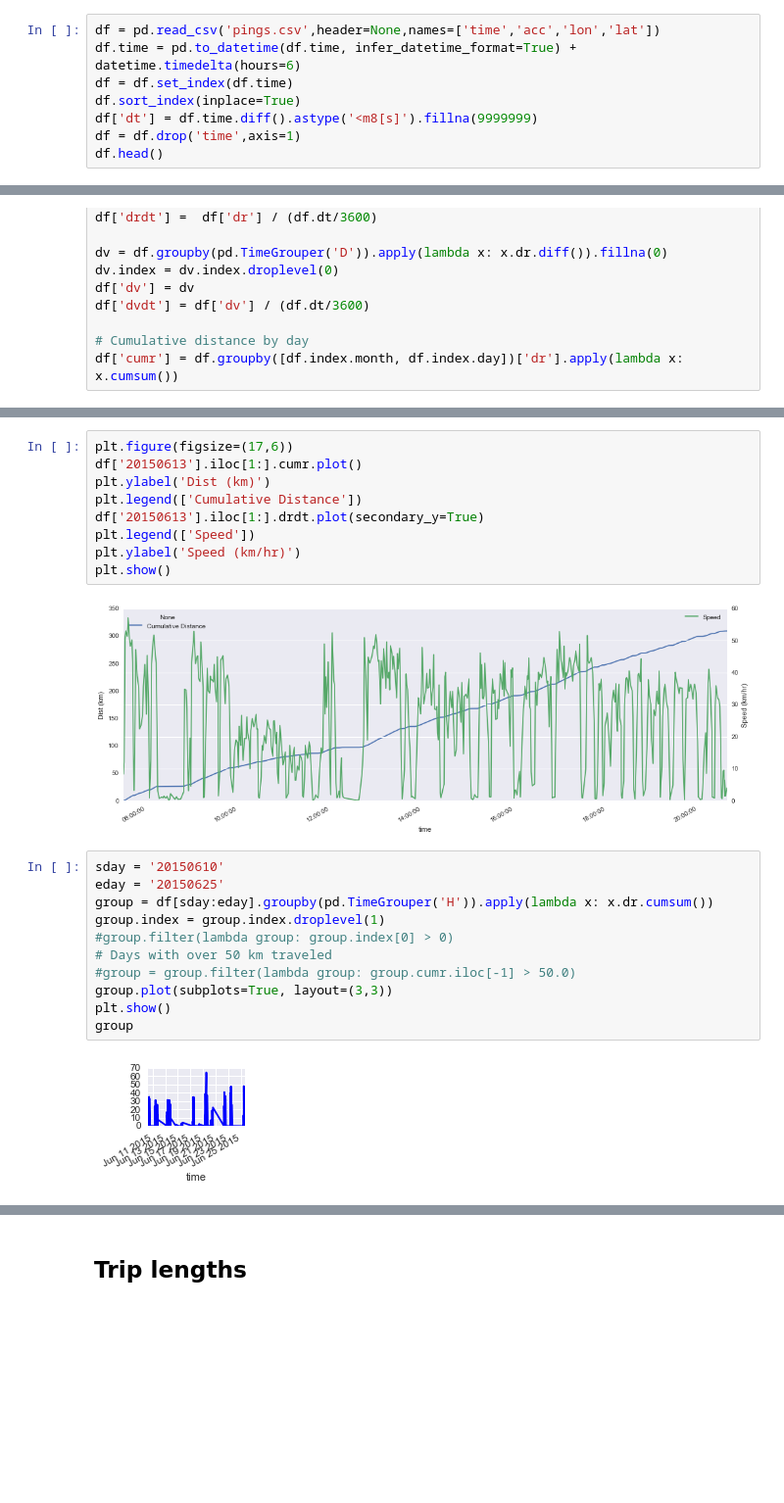
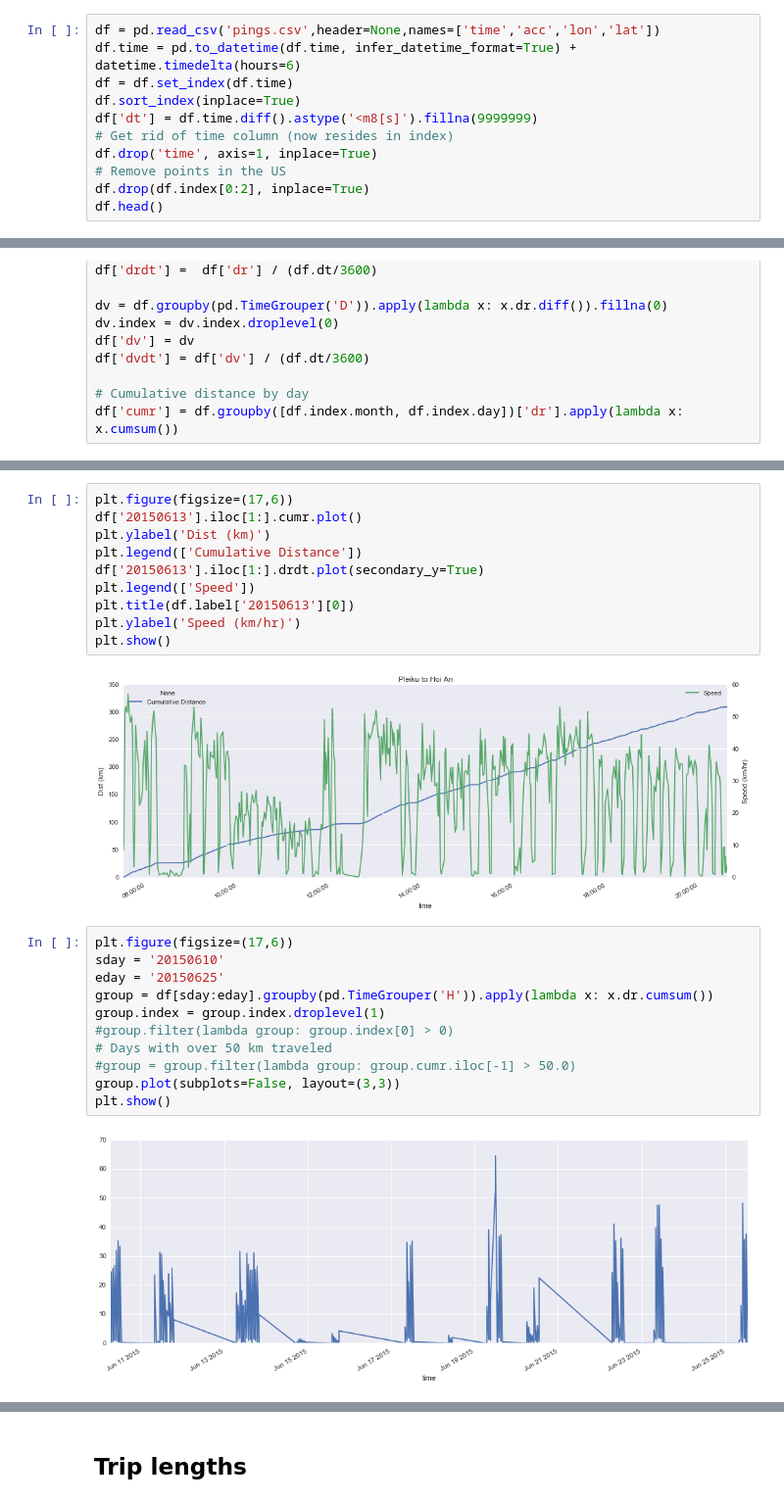
Before and after one commit to dankolbman/notebooks, a Jupyter notebook: asia/Asia.ipynb, the cells around one changed output, grey strips where cells are left out. Shown at 98% size. Saved outputs shown, nothing was run; the diff lists cells and outputs as text; blank space fills up the shorter version.

Commit message:
Label trips

```diff
--- a/asia/Asia.ipynb
+++ b/asia/Asia.ipynb
@@ -18,7 +18,10 @@ df.time = pd.to_datetime(df.time, infer_datetime_format=True) + datetime.timedel
 df = df.set_index(df.time)
 df.sort_index(inplace=True)
 df['dt'] = df.time.diff().astype('<m8[s]').fillna(9999999)
-df = df.drop('time',axis=1)
+# Get rid of time column (now resides in index)
+df.drop('time', axis=1, inplace=True)
+# Remove points in the US
+df.drop(df.index[0:2], inplace=True)
 df.head()
 # %% [output]
 |  | acc | lon | lat | dt |
@@ -101,20 +105,21 @@ plt.ylabel('Dist (km)')
 plt.legend(['Cumulative Distance'])
 df['20150613'].iloc[1:].drdt.plot(secondary_y=True)
 plt.legend(['Speed'])
+plt.title(df.label['20150613'][0])
 plt.ylabel('Speed (km/hr)')
 plt.show()
 # %% [output]
-[figure, old version]
+[figure, new version]
 # %%
+plt.figure(figsize=(17,6))
 sday = '20150610'
 eday = '20150625'
 group = df[sday:eday].groupby(pd.TimeGrouper('H')).apply(lambda x: x.dr.cumsum())
 group.index = group.index.droplevel(1)
 #group.filter(lambda group: group.index[0] > 0)
 # Days with over 50 km traveled
 #group = group.filter(lambda group: group.cumr.iloc[-1] > 50.0)
-group.plot(subplots=True, layout=(3,3))
+group.plot(subplots=False, layout=(3,3))
 plt.show()
-group
 # %% [output]
-[figure, old version]
+[figure, new version]
```
Also changed, not shown: parts of 15 cells of this notebook.
